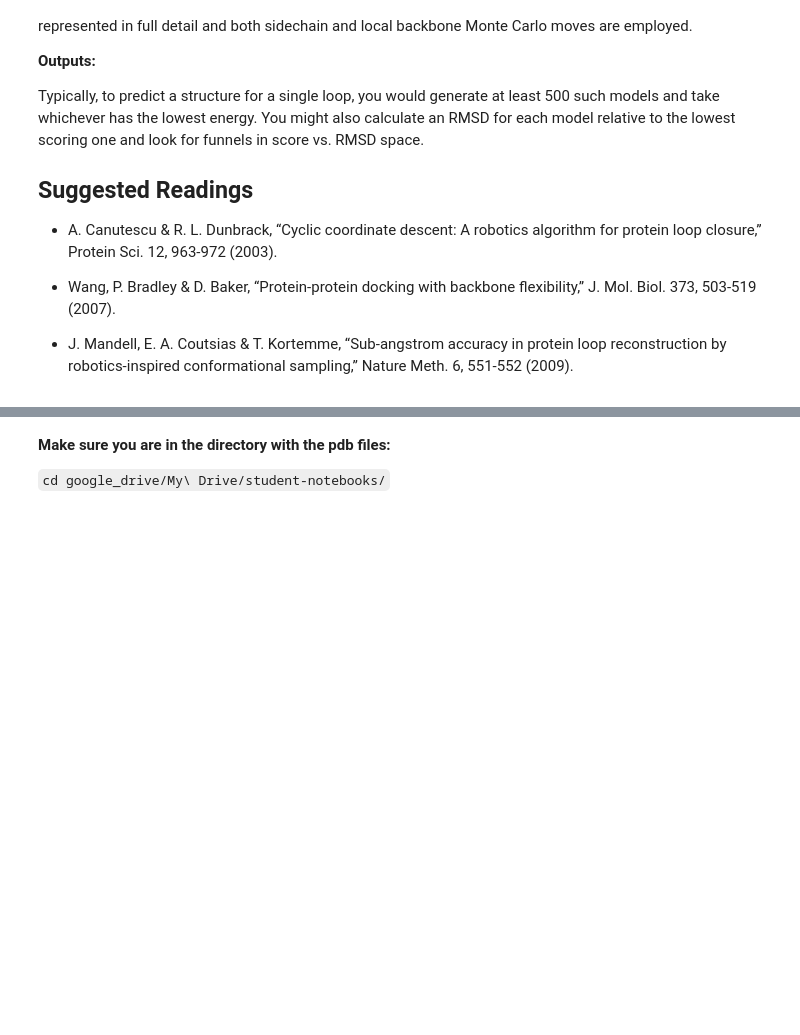
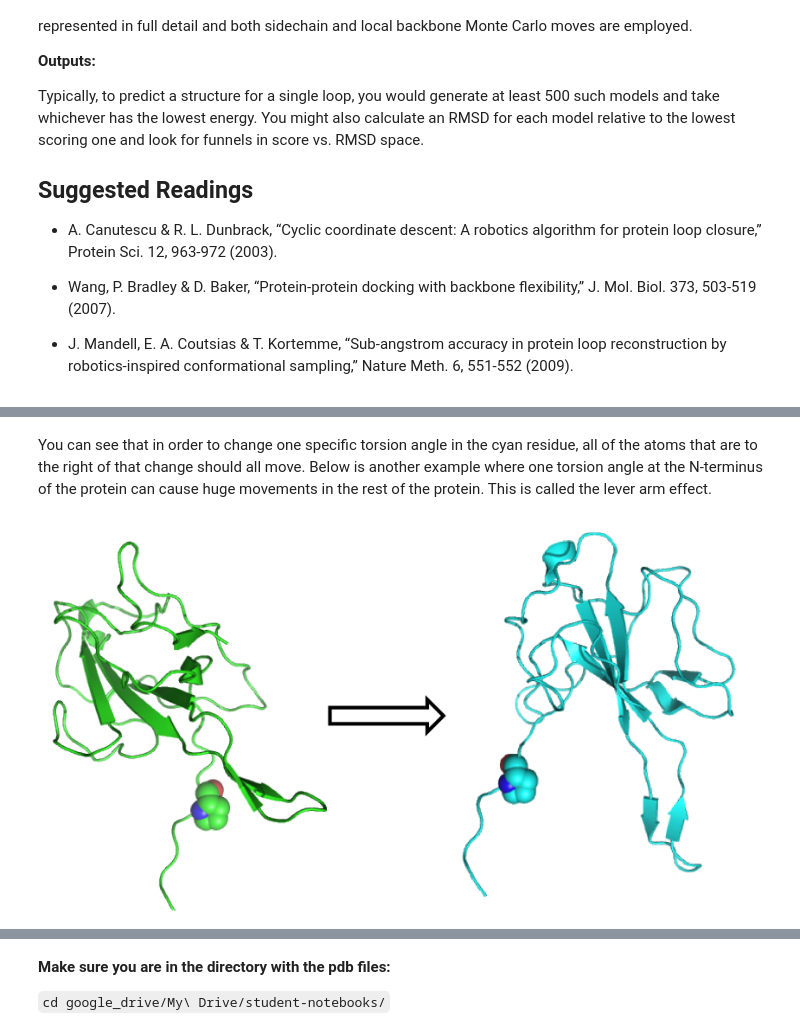
Before and after one commit to RosettaCommons/PyRosetta.notebooks, a Jupyter notebook: notebooks/09.00-Loop-Modeling.ipynb, the cells around one changed output, grey strips where cells are left out. Cells and saved outputs as stored; diff of their text form; code cells hidden in the pictures; blank space fills up the shorter version.

```diff
--- a/notebooks/09.00-Loop-Modeling.ipynb
+++ b/notebooks/09.00-Loop-Modeling.ipynb
@@ -57,2 +74,9 @@ pyrosetta.init()
+# %% [markdown]
+You can see that in order to change one specific torsion angle in the cyan residue, all of the atoms that are to the right of that change should all move.
+Below is another example where one torsion angle at the N-terminus of the protein can cause huge movements in the rest of the protein. This is called the lever arm effect.
+# %%
+Image('./Media/big_moves.png',width='700')
+# %% [output]
+[figure, added]
 # %% [markdown]
 ## Fold Tree
```
Also changed, not shown: parts of 13 cells of this notebook.
